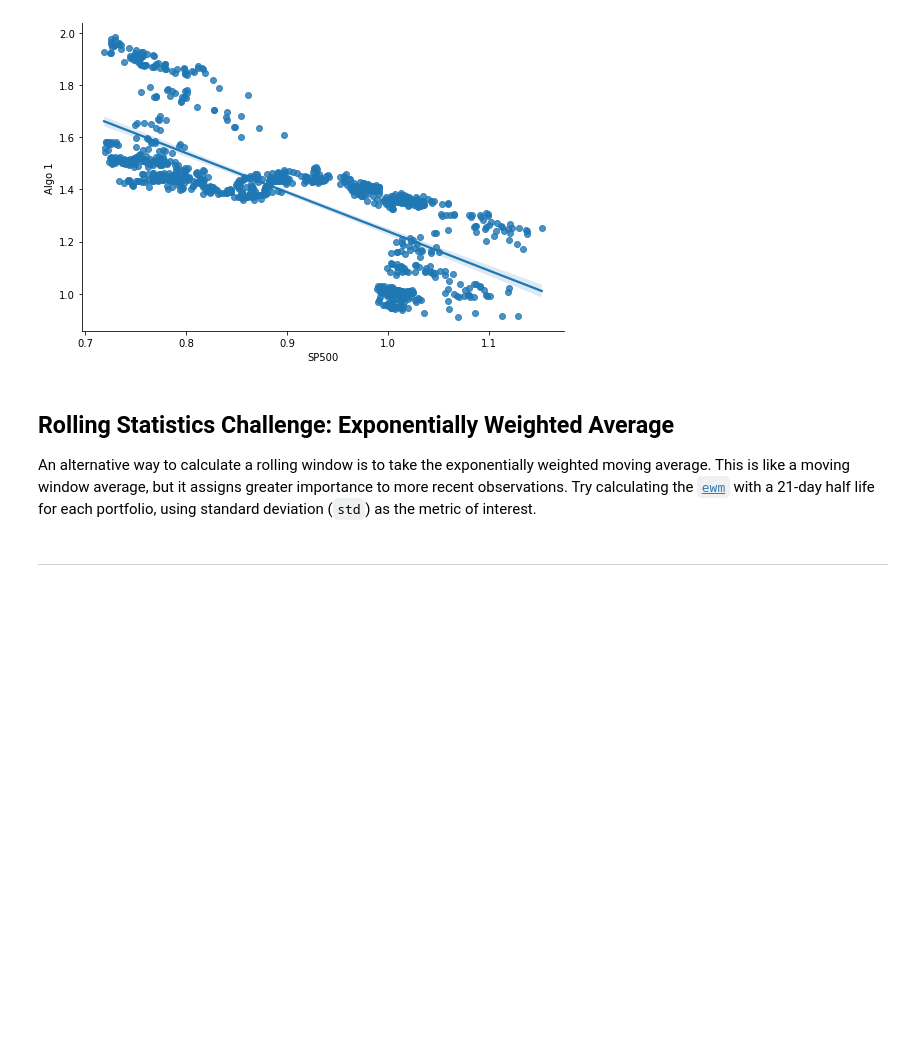
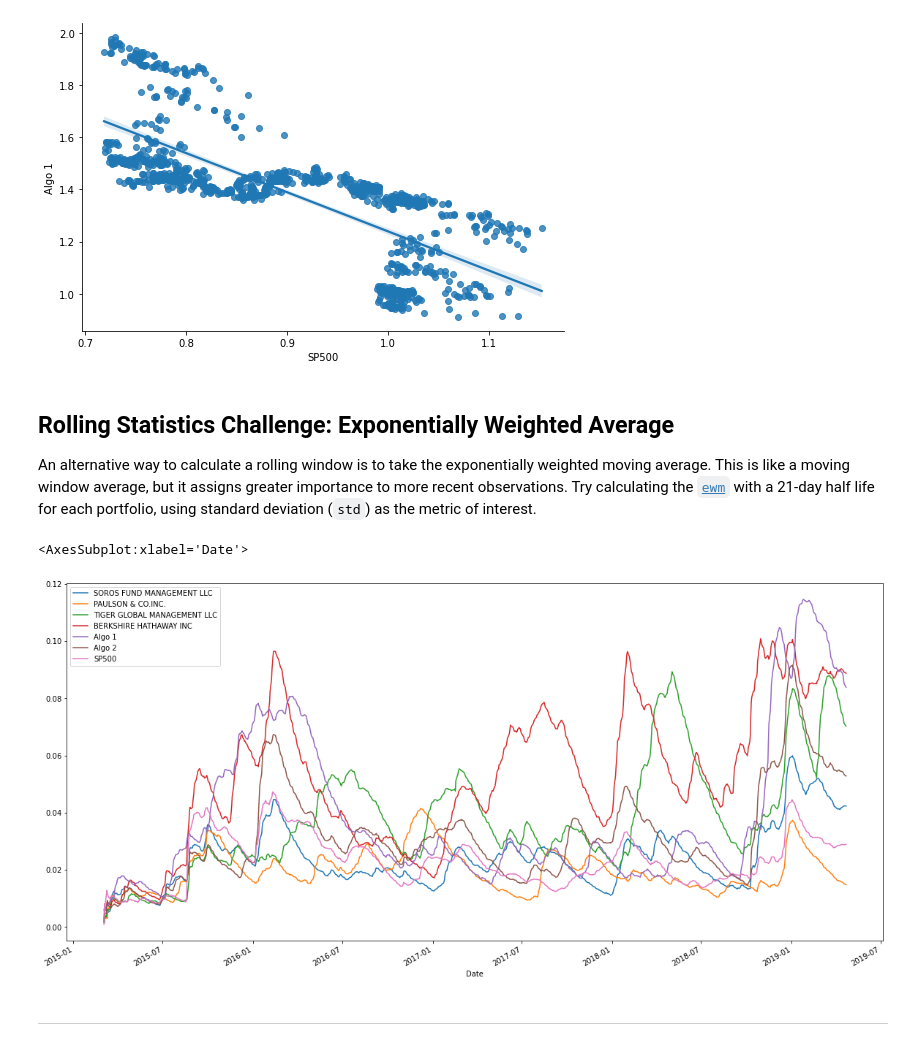
Before and after one commit to hspence00/Portfoilio_Analysis, a Jupyter notebook: whale_analysis.ipynb, the cells around one changed output. Cells and saved outputs as stored; diff of their text form; code cells hidden in the pictures; blank space fills up the shorter version.

```diff
--- a/whale_analysis.ipynb
+++ b/whale_analysis.ipynb
@@ -327,6 +327,10 @@ sns.lmplot(x='SP500', y='Algo 1', data=cumulative_returns, aspect=1.5, fit_reg=T
 An alternative way to calculate a rolling window is to take the exponentially weighted moving average. This is like a moving window average, but it assigns greater importance to more recent observations. Try calculating the [`ewm`](https://pandas.pydata.org/pandas-docs/stable/reference/api/pandas.DataFrame.ewm.html) with a 21-day half life for each portfolio, using standard deviation (`std`) as the metric of interest.
 # %%
 # Use `ewm` to calculate the rolling window
+cumulative_returns.ewm(halflife=21).std().plot(figsize=(20,10))
+# %% [output]
+<AxesSubplot:xlabel='Date'>
+[figure, added]
 # %% [markdown]
 ---
 # %% [markdown]
```
